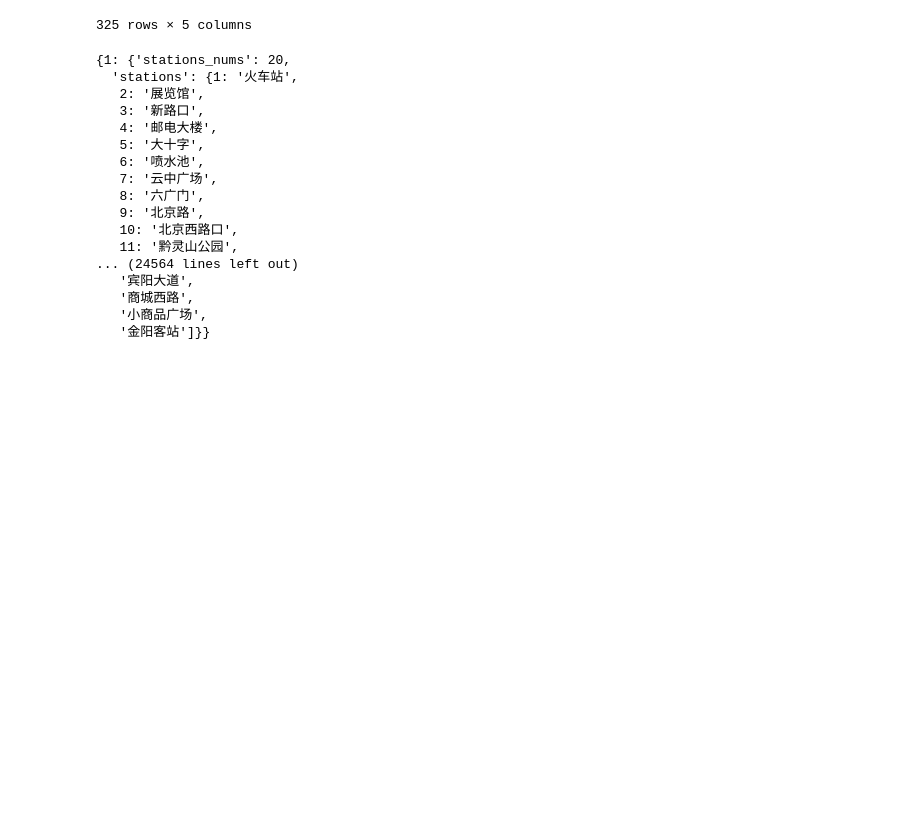
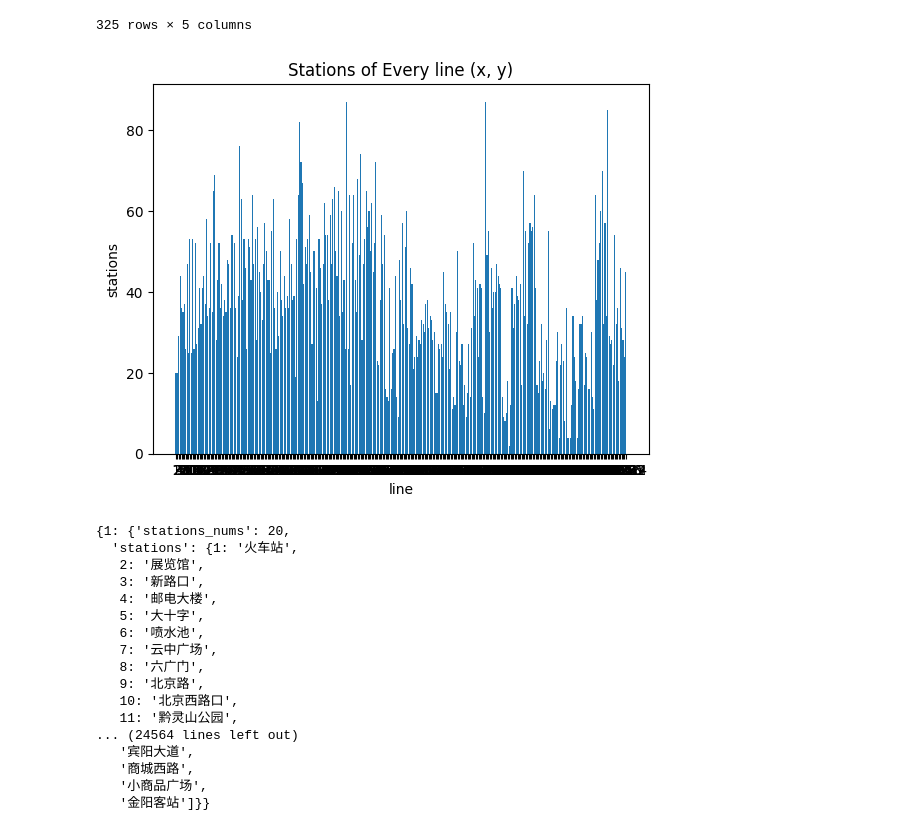
Before and after one commit to xmu-hph/mybus_cor, a Jupyter notebook: temp.ipynb, the cells around one changed output. Cells and saved outputs as stored; diff of their text form; code cells hidden in the pictures; blank space fills up the shorter version.

Commit message:
figure test

```diff
--- a/temp.ipynb
+++ b/temp.ipynb
@@ -34,6 +34,22 @@ line_station_number_sequen_dataframe
 | 323 | 10262 | 24 | [黔中北站, 甲秀北路, 杨家庄, 大关, 鹿冲关公园, 相宝山,... | [1, 2, 3, 4, 5, 6, 7, 8, 9, 10, 1... | 24 |
 | 324 | 18224 | 45 | [金阳客站, 商城东路, 宾阳大道, 石林西路, 体育路, 省武警... | [1, 2, 3, 4, 5, 6, 7, 8, 9, 10, 1... | 45 |
 325 rows × 5 columns
+# %%
+x=line_station_number_sequen_dataframe['line_identity'].values.tolist()
+y=line_station_number_sequen_dataframe['length'].values.tolist()
+import matplotlib.pyplot as plt
+# 创建直方图
+plt.bar(range(len(x)), y)
+# 设置横轴刻度标签为自定义的类别名称
+plt.xticks(range(len(x)), x)
+# 添加标题和标签
+plt.title('Stations of Every line (x, y)')
+plt.xlabel('line')
+plt.ylabel('stations')
+# 显示图形
+plt.show()
+# %% [output]
+[figure, added]
 # %%
 line_station_number_sequen_dataframe['id_station'] = \
 line_station_number_sequen_dataframe.apply(lambda x:list(zip(x['station_identity'],x['station_name'])),axis=1)
```
Also changed, not shown: 3 other files.
